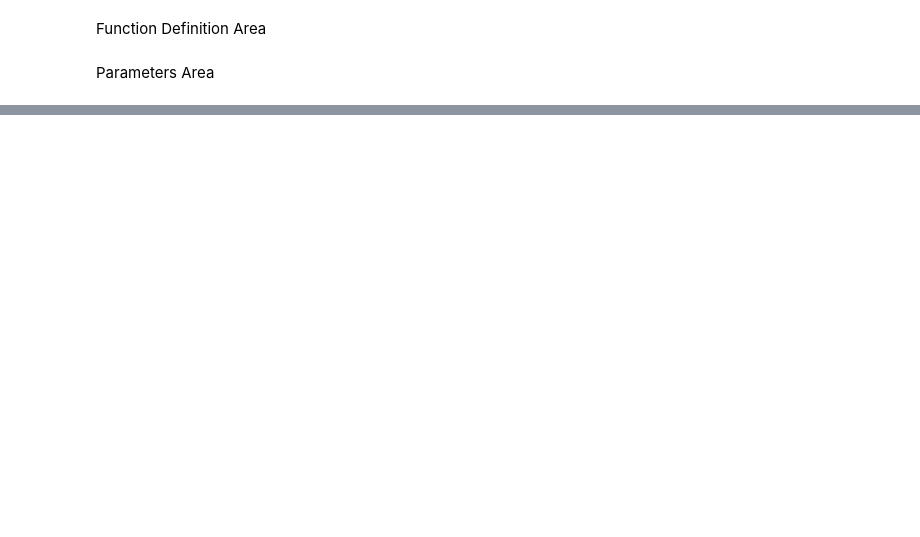
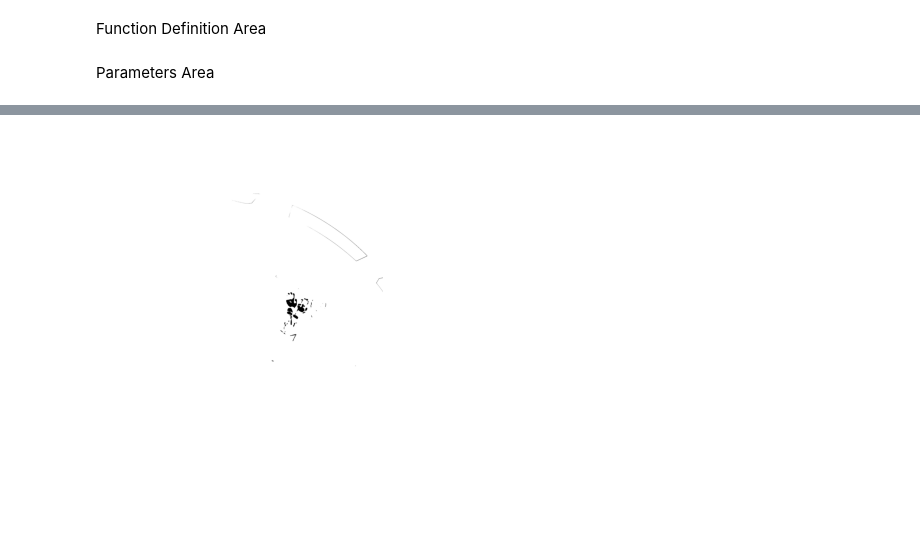
Before and after one commit to secking09/thesis, a Jupyter notebook: vi7.ipynb, the cells around one changed output, grey strips where cells are left out. Saved outputs shown, nothing was run; the diff lists cells and outputs as text; code cells hidden in the pictures; blank space fills up the shorter version.

```diff
--- a/vi7.ipynb
+++ b/vi7.ipynb
@@ -489,0 +492,14 @@ for i in range(3):
+# %%
+# Display the cMap as an image
+for index in range (s4):
+    if index != refIdx:
+        array=iRefMap[:,:,index]
+        plt.imshow(array, cmap='gray', vmin=0, vmax=1)
+
+        ##plt.title(f"cMap_seq of image{index}")
+        plt.axis("off")
+
+        plt.savefig(os.path.join(current_log_dir,f"IRefMap_image{index}.png"), dpi=300, bbox_inches='tight')
+# Save the plot as a PNG file
+# %% [output]
+[figure, added]
```
Also changed, not shown: parts of 30 cells of this notebook.
